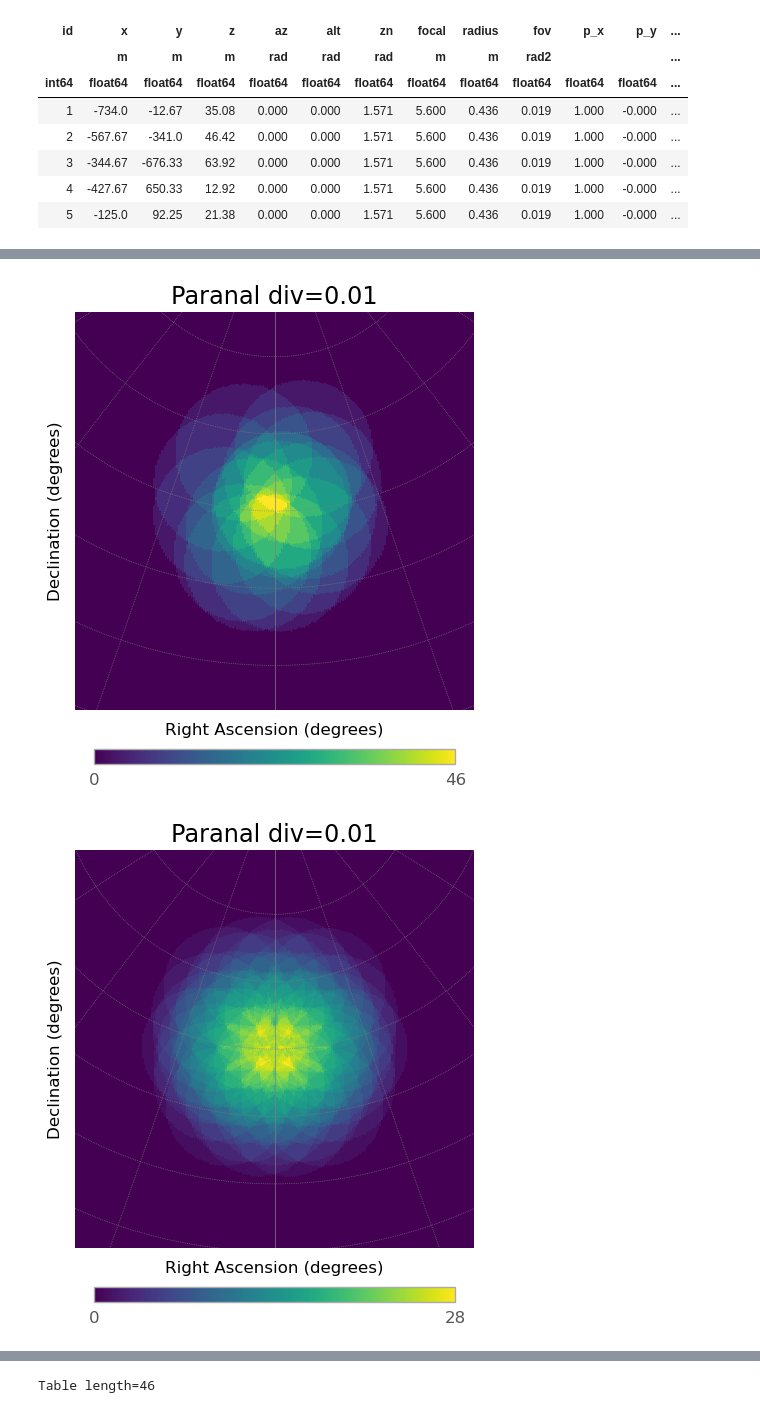
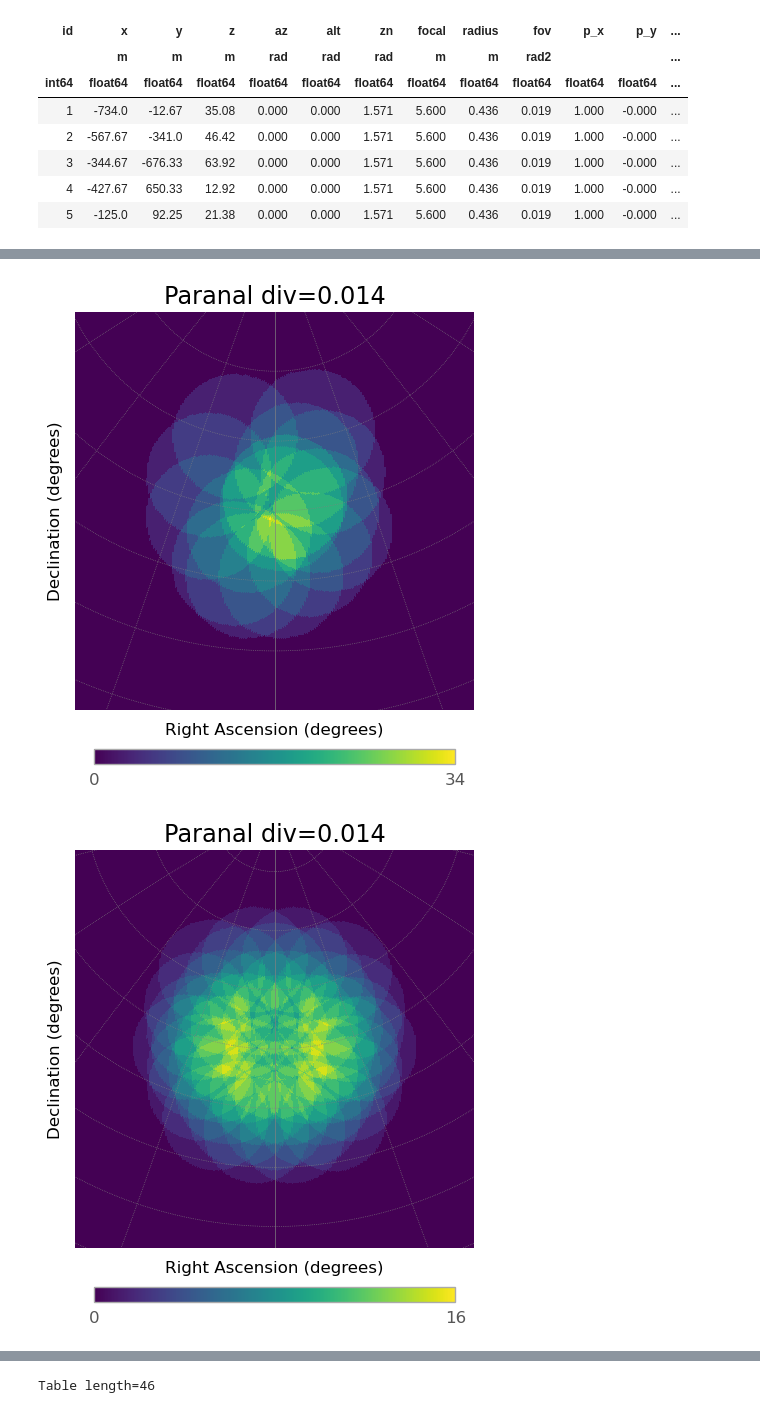
Before and after one commit to SamantaMorales/divtel, a Jupyter notebook: SSTs.ipynb, the cells around one changed output, grey strips where cells are left out. Cells and saved outputs as stored; diff of their text form; code cells hidden in the pictures.

Commit message:
commiting the poitnting and the SST with the chosen configuration and trying to make the plots in a readable manner

```diff
--- a/SSTs.ipynb
+++ b/SSTs.ipynb
@@ -449,11 +449,10 @@ Table length=5
 # %%
 array_SST.divergent_pointing(0.01, az=0,alt=70)
 # %%
-array_SST.divergent_pointing(0.01, az=0,alt=70)
-array_SST_2.divergent_pointing(0.01, az=0,alt=70)
-full_array_SST.divergent_pointing(0.01, az=0,alt=70)
+array_SST.divergent_pointing(0.014, az=0,alt=70)
+array_SST_2.divergent_pointing(0.014, az=0,alt=70)
+full_array_SST.divergent_pointing(0.014, az=0,alt=70)
 array_SST.multiplicity_plot(number_of_telescopes_subarray_1)
 array_SST_2.multiplicity_plot(number_of_telescopes_subarray_2)
-
 full_array_SST.multiplicity_plot()
 # %% [output]
@@ -461,2 +460,2 @@ full_array_SST.multiplicity_plot()
-[figure, old version]
+[figure, new version]
-[figure, old version]
+[figure, new version]
```
Also changed, not shown: parts of 1 cell of this notebook, 2 other files.
